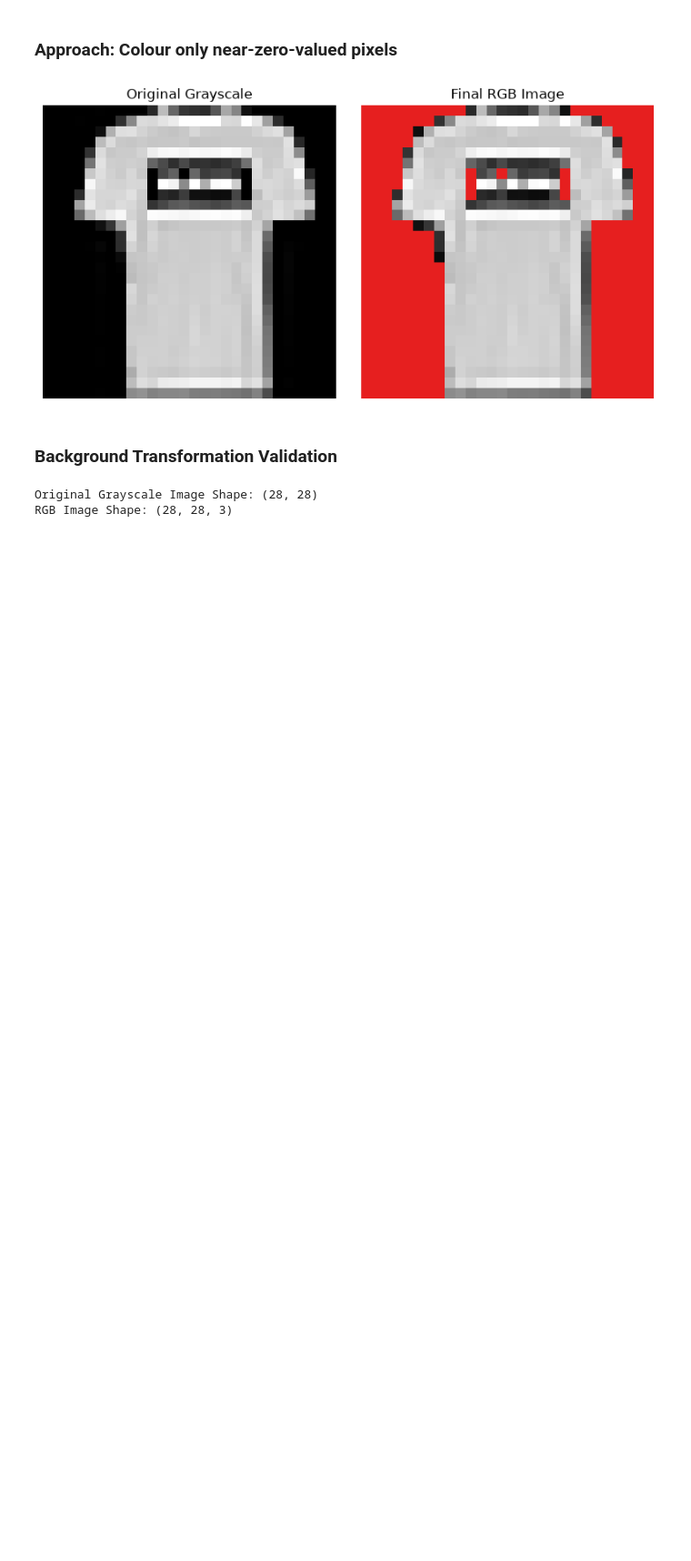
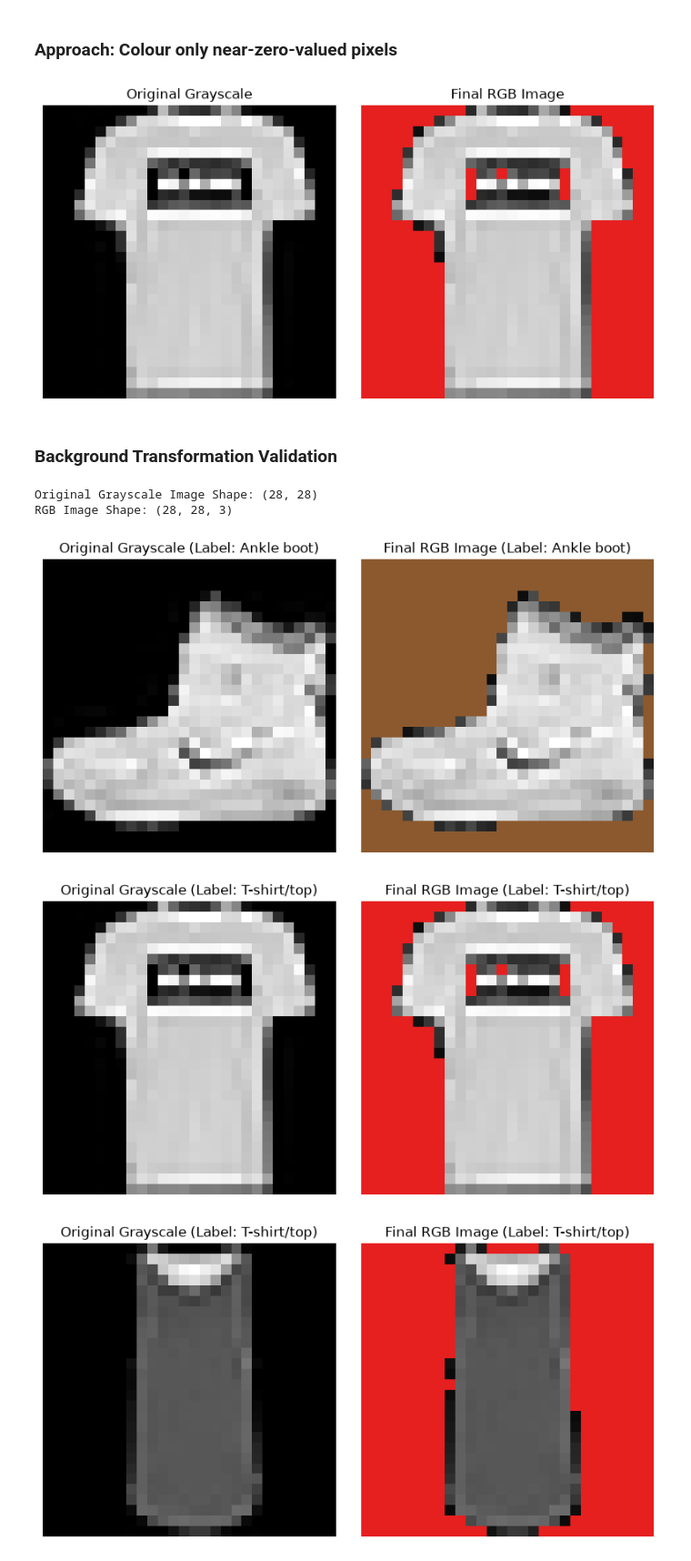
Before and after one commit to SciNoLimits/shortcut-learning-analysis, a Jupyter notebook: notebooks/background_shortcut.ipynb, the cells around one changed output. Shown at 91% size. Drawn from its saved outputs; the diff is of its cells as text; code cells hidden in the pictures; blank space fills up the shorter version.

```diff
--- a/notebooks/background_shortcut.ipynb
+++ b/notebooks/background_shortcut.ipynb
@@ -56,9 +56,16 @@ CLASS_COLORS = np.array(
     config["shortcut_generation_param"]["class_colors"],
     dtype=np.uint8,
 )
-NEAR_ZERO_INTENSITY_THRESHOLD = config["shortcut_generation_param"]["near_zero_intensity_threshold"]
+NEAR_ZERO_INTENSITY_THRESHOLD = config["shortcut_generation_param"][
+    "near_zero_intensity_threshold"
+]
 # %%
-def inject_background_cue(grayscale_image: NDArray[Any], label: Any, class_colors_array: NDArray[np.unsignedinteger], near_zero_intensity_threshold: Any) -> Tuple[NDArray[Any], Any]:
+def inject_background_cue(
+    grayscale_image: NDArray[Any],
+    label: Any,
+    class_colors_array: NDArray[np.unsignedinteger],
+    near_zero_intensity_threshold: Any,
+) -> Tuple[NDArray[Any], Any]:
 
     rgb_image = np.stack([grayscale_image] * 3, axis=-1)
     near_zero_intensity_mask = grayscale_image < NEAR_ZERO_INTENSITY_THRESHOLD
@@ -68,7 +75,9 @@ def inject_background_cue(grayscale_image: NDArray[Any], label: Any, class_color
 # %%
 grayscale_image, label = dataset[1]
 grayscale_image = np.array(grayscale_image)
-rgb_image, label = inject_background_cue(grayscale_image, label, CLASS_COLORS, NEAR_ZERO_INTENSITY_THRESHOLD)
+rgb_image, label = inject_background_cue(
+    grayscale_image, label, CLASS_COLORS, NEAR_ZERO_INTENSITY_THRESHOLD
+)
 # %%
 fig, axes = plt.subplots(1, 2, figsize=(8, 4))
 
@@ -100,3 +109,30 @@ print(f"RGB Image Shape: {rgb_image.shape}")
 # %% [output]
 Original Grayscale Image Shape: (28, 28)
 RGB Image Shape: (28, 28, 3)
+# %%
+for i in range(10):
+    grayscale_image, label = dataset[i]
+    grayscale_image = np.array(grayscale_image)
+    rgb_image, label = inject_background_cue(
+        grayscale_image, label, CLASS_COLORS, NEAR_ZERO_INTENSITY_THRESHOLD
+    )
+
+    fig, axes = plt.subplots(1, 2, figsize=(8, 4))
+
+    # Display the original grayscale image
+    axes[0].imshow(grayscale_image, cmap="gray", vmin=0, vmax=255)
+    axes[0].set_title(f"Original Grayscale (Label: {CLASS_NAMES[label]})")
+    axes[0].axis("off")
+
+    # Display the final RGB image
+    axes[1].imshow(rgb_image)
+    axes[1].set_title(f"Final RGB Image (Label: {CLASS_NAMES[label]})")
+    axes[1].axis("off")
+
+    # Render the plot on screen
+    plt.tight_layout()
+    plt.show()
+# %% [output]
+[figure, added]
+[figure, added]
+[figure, added]
```
Also changed, not shown: parts of 4 cells of this notebook, 1 other file.
